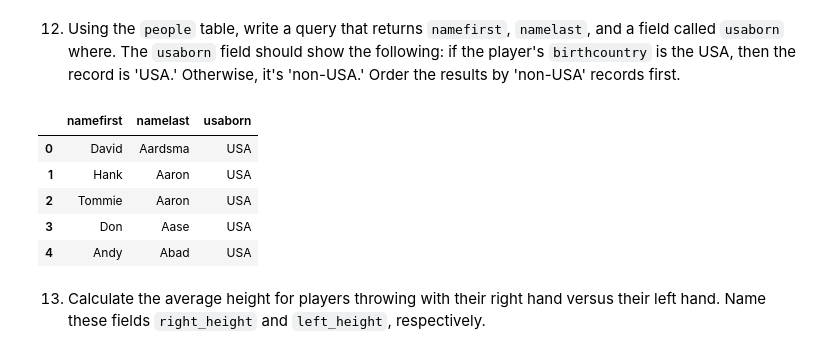
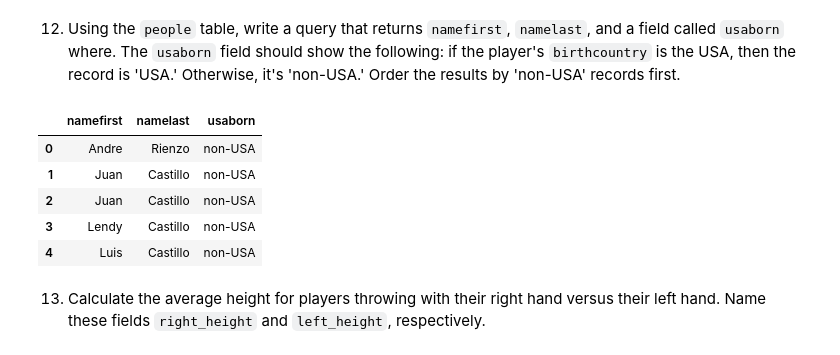
Before and after one commit to Yuan-Meng/sql_foundations, a Jupyter notebook: baseball.ipynb, the cells around one changed output. Cells and saved outputs as stored; diff of their text form; code cells hidden in the pictures.

```diff
--- a/baseball.ipynb
+++ b/baseball.ipynb
@@ -337,23 +379,24 @@ pd.read_sql_query(sql, con=engine).head()
 # %%
 # use CASE WHEN to create a new field whose values condition on birthcountry
 sql = '''
 SELECT namefirst, namelast,
 CASE
   WHEN birthcountry = 'USA' THEN 'USA'
   ELSE 'non-USA'
 END AS usaborn
 FROM people
+ORDER BY usaborn
 '''
 
 # display results
 pd.read_sql_query(sql, con=engine).head()
 # %% [output]
 |  | namefirst | namelast | usaborn |
-| 0 | David | Aardsma | USA |
-| 1 | Hank | Aaron | USA |
-| 2 | Tommie | Aaron | USA |
-| 3 | Don | Aase | USA |
-| 4 | Andy | Abad | USA |
+| 0 | Andre | Rienzo | non-USA |
+| 1 | Juan | Castillo | non-USA |
+| 2 | Juan | Castillo | non-USA |
+| 3 | Lendy | Castillo | non-USA |
+| 4 | Luis | Castillo | non-USA |
 # %% [markdown]
 13. Calculate the average height for players throwing with their right hand versus their left hand. Name these fields `right_height` and `left_height`, respectively.
 # %%
```
Also changed, not shown: parts of 10 cells of this notebook.
